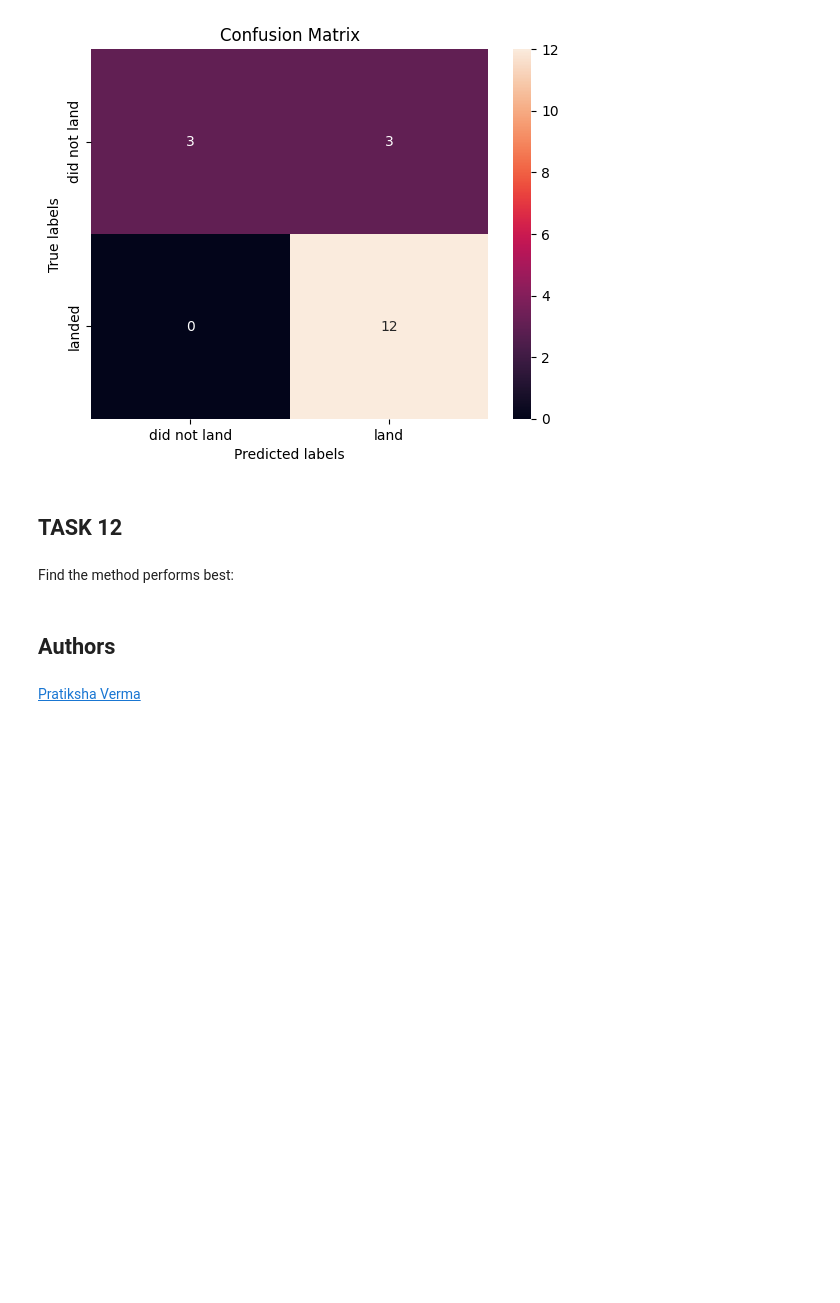
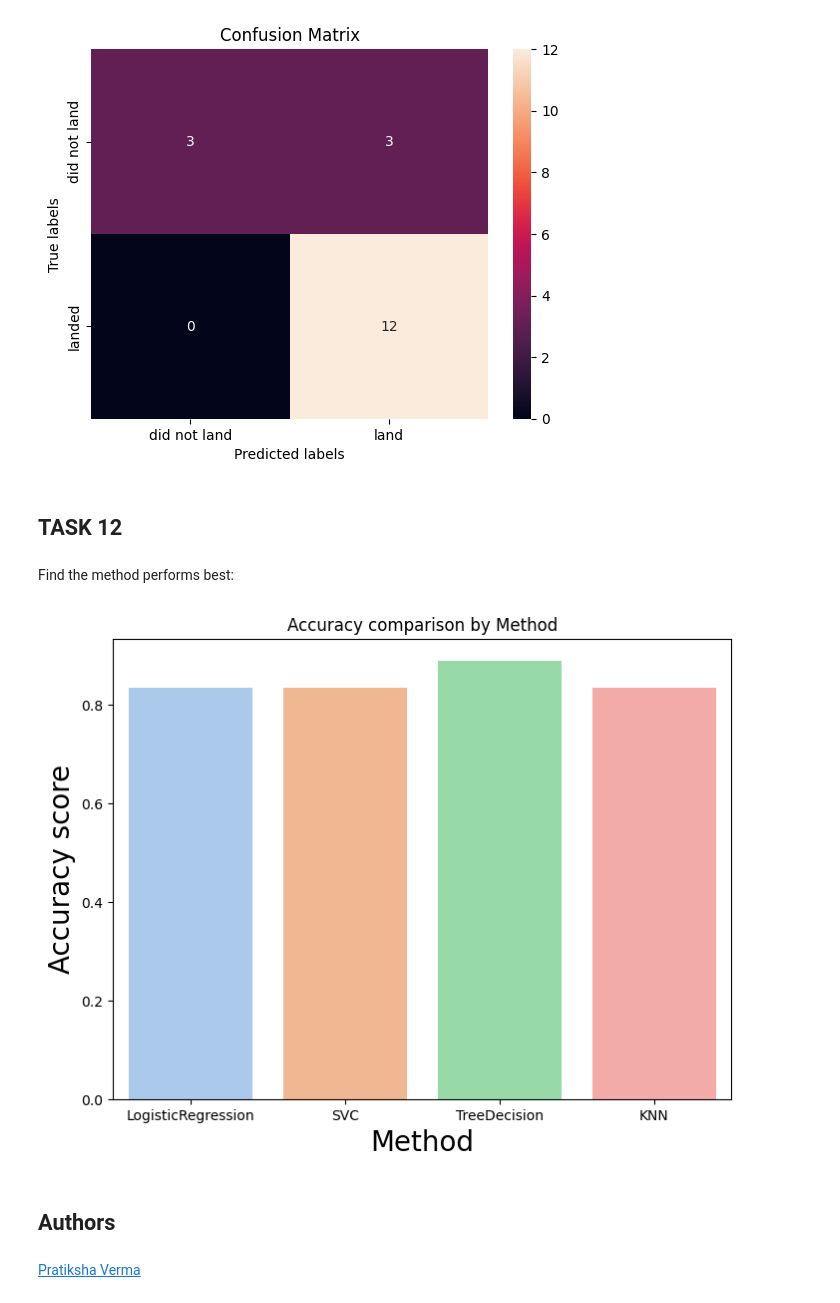
Before and after one commit to silver-pot/first-repository, a Jupyter notebook: IBM-DS0321EN-SkillsNetwork_labs_module_4_SpaceX_Machine_Learning_Prediction_Part_5.jupyterlite.ipynb, the cells around one changed output. Saved outputs shown, nothing was run; the diff lists cells and outputs as text; code cells hidden in the pictures; blank space fills up the shorter version.

```diff
--- a/IBM-DS0321EN-SkillsNetwork_labs_module_4_SpaceX_Machine_Learning_Prediction_Part_5.jupyterlite.ipynb
+++ b/IBM-DS0321EN-SkillsNetwork_labs_module_4_SpaceX_Machine_Learning_Prediction_Part_5.jupyterlite.ipynb
@@ -329,3 +327,15 @@ Decision Trees model
+# %%
+data={ 'Method' : ['LogisticRegression', 'SVC', 'TreeDecision', 'KNN'], 'Accuracy' :[0.833, 0.833, 0.889, 0.833]}
+accut = pd.DataFrame(data)
+
+plt.figure(figsize=(8, 6))
+sns.barplot(x="Method", y="Accuracy", data=accut, palette='pastel')
+plt.xlabel("Method", fontsize=20)
+plt.ylabel("Accuracy score", fontsize=20)
+plt.title('Accuracy comparison by Method')
+plt.show()
+# %% [output]
+[figure, added]
 # %% [markdown]
 ## Authors
 # %% [markdown]
```
Also changed, not shown: parts of 2 cells of this notebook.
